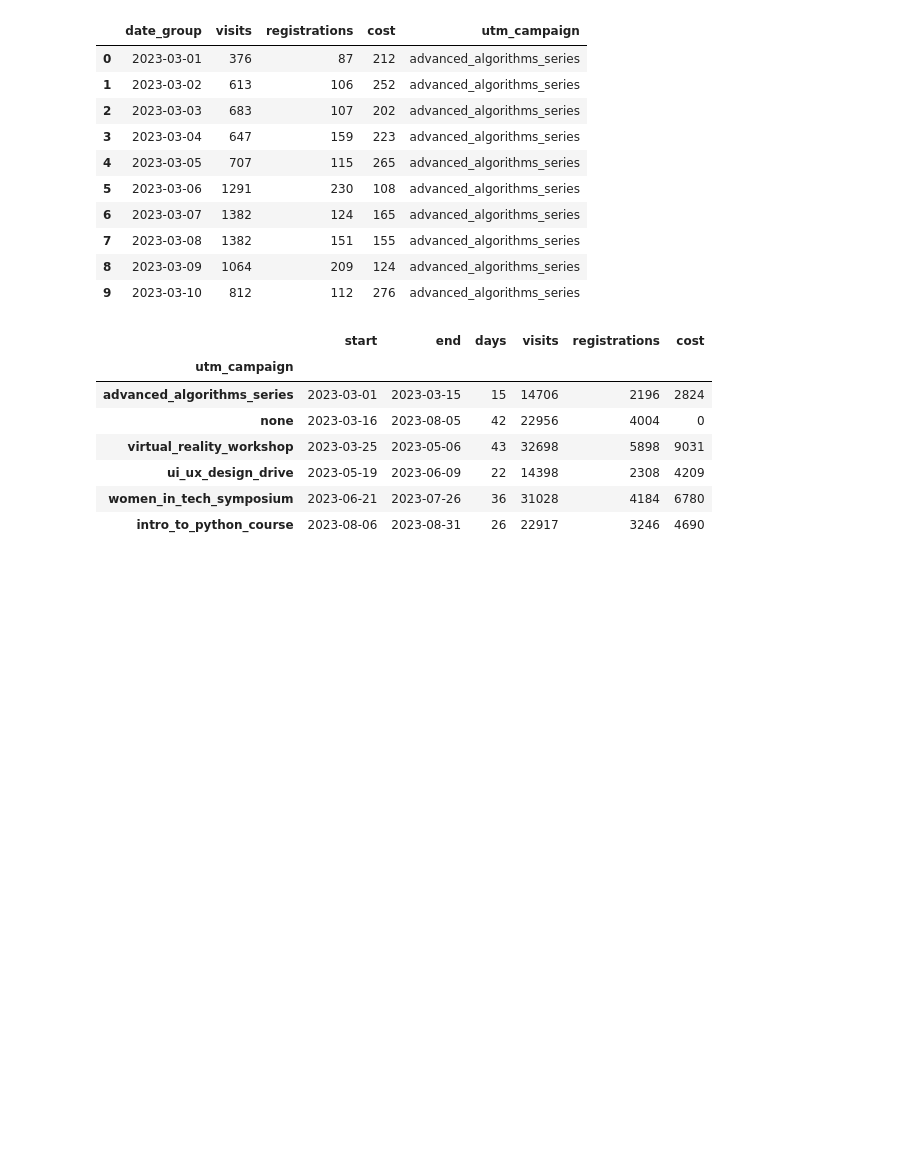
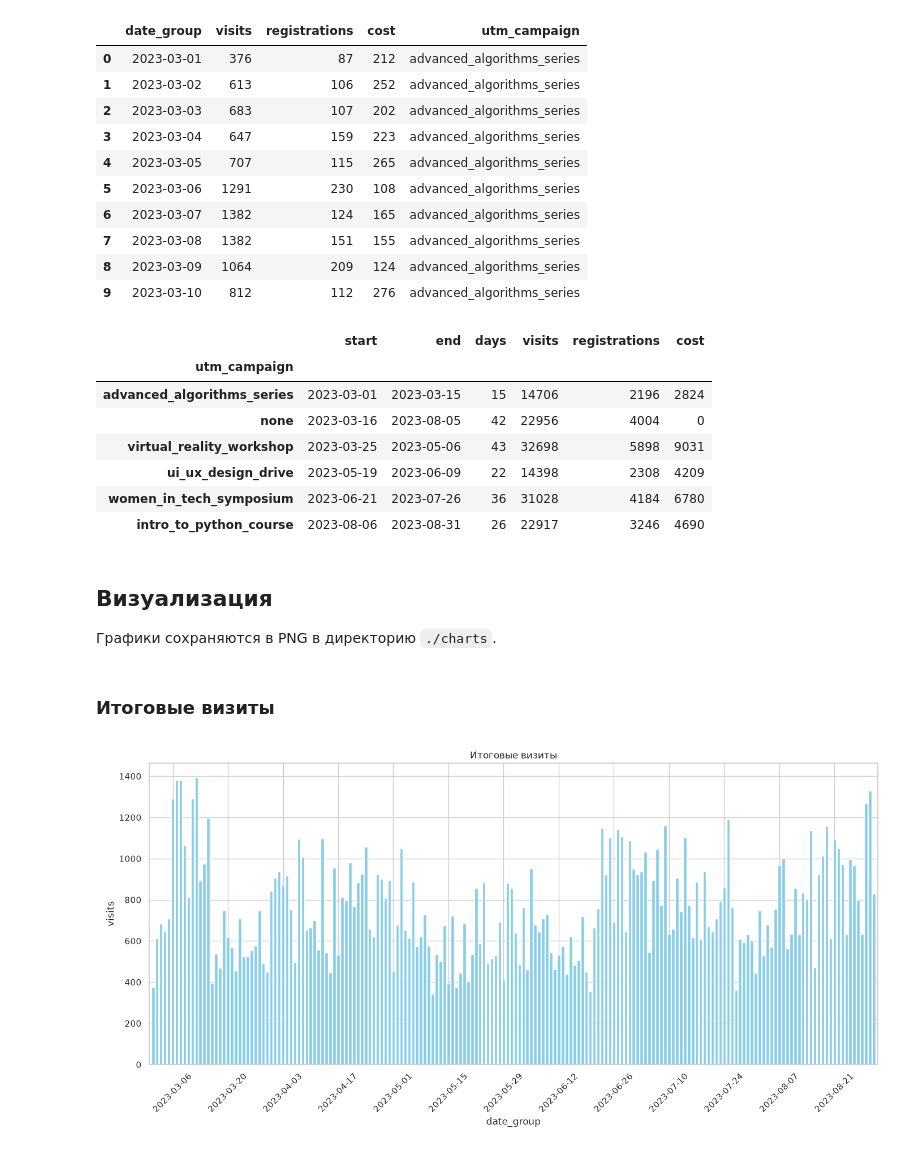
Before and after one commit to arnautovd/bi-analyst-project-100, a Jupyter notebook: analytics.ipynb, the cells around one changed output. Cells and saved outputs as stored; diff of their text form; code cells hidden in the pictures; blank space fills up the shorter version.

Commit message:
Add charts for visits, registrations, conversion and ads

```diff
--- a/analytics.ipynb
+++ b/analytics.ipynb
@@ -309,3 +309,7 @@ ads_conversion.groupby('utm_campaign').agg(
 # %%
 epoch_ms = (ads_conversion['date_group'] - pd.Timestamp(0)) // pd.Timedelta(milliseconds=1)
 ads_conversion.assign(date_group=epoch_ms).to_json('./ads.json')
+# %% [markdown]
+## Визуализация
+
+Графики сохраняются в PNG в директорию `./charts`.
@@ -311,0 +390,9 @@ ads_conversion.assign(date_group=epoch_ms).to_json('./ads.json')
+# %% [markdown]
+### Итоговые визиты
+# %%
+fig, ax = plt.subplots(figsize=FIGSIZE)
+daily_bars(ax, ads_conversion, 'visits')
+ax.set(title='Итоговые визиты', xlabel='date_group', ylabel='visits')
+save_chart(fig, 'total_visits')
+# %% [output]
+[figure, added]
```
Also changed, not shown: parts of 17 cells of this notebook, 10 other files.
